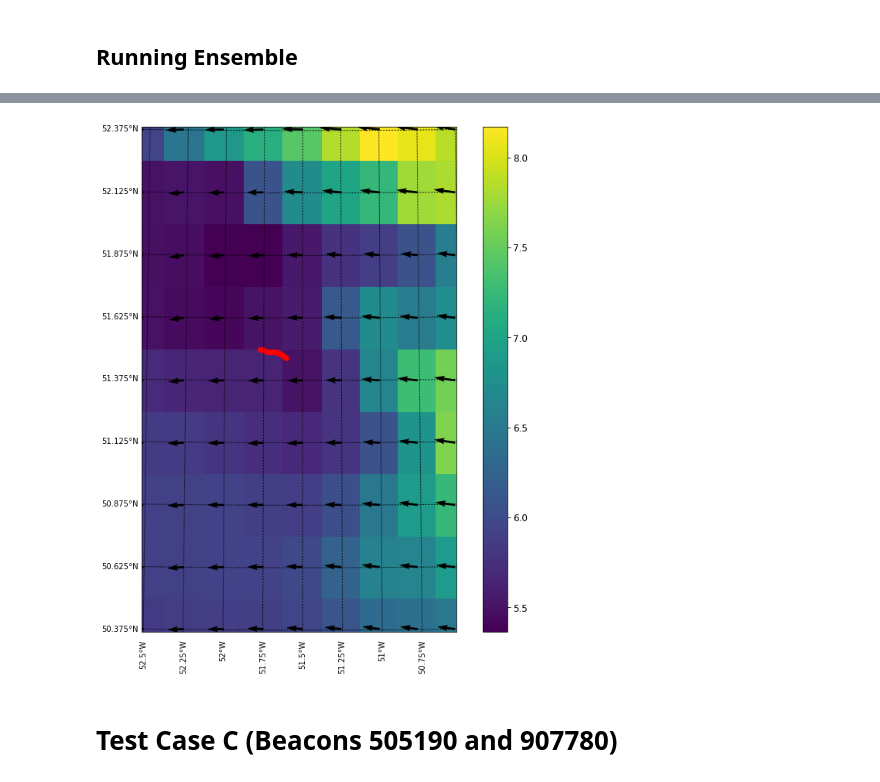
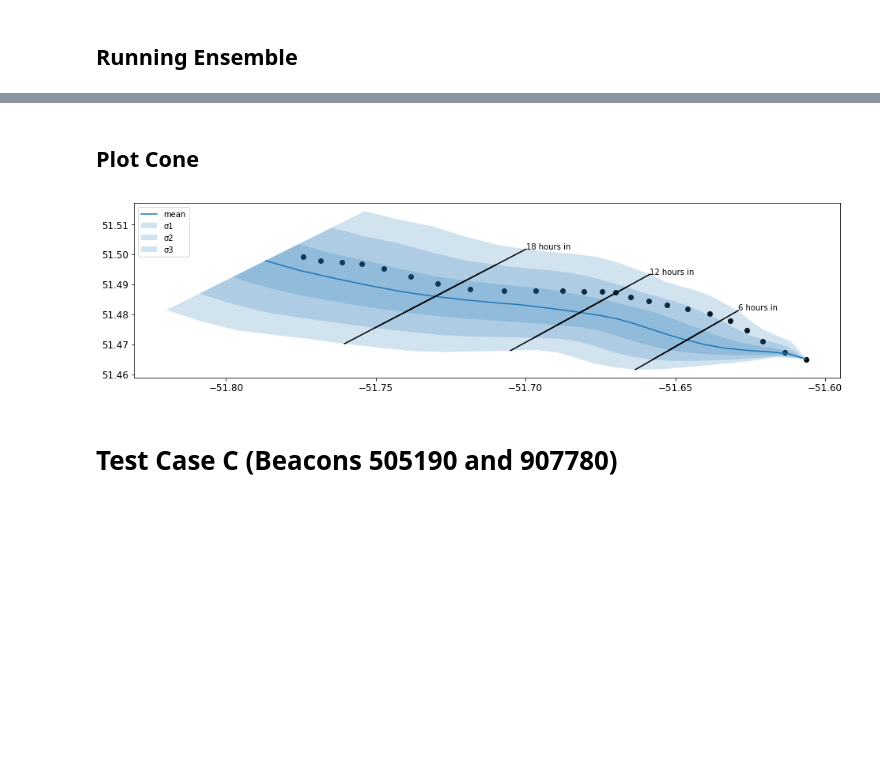
Before and after one commit to jmunroe/IceDEF, a Jupyter notebook: notebooks/ensemble3.ipynb, the cells around one changed output, grey strips where cells are left out. Saved outputs shown, nothing was run; the diff lists cells and outputs as text; code cells hidden in the pictures; blank space fills up the shorter version.

```diff
--- a/notebooks/ensemble3.ipynb
+++ b/notebooks/ensemble3.ipynb
@@ -218,7 +318,9 @@ do_stuff(sim.ocean, sim.ocean.current, lon_bounds, lat_bounds, time_bounds)
-# %%
-do_stuff(sim.atmosphere, sim.atmosphere.wind, lon_bounds, lat_bounds, time_bounds)
-# %% [output]
-[figure, removed]
+# %% [markdown]
+## Plot Cone
+# %%
+plot_cone(sim.results.data, [str(i) for i in range(N)])
+# %% [output]
+[figure, added]
 # %% [markdown]
 # Test Case C (Beacons 505190 and 907780)
 # %%
```
Also changed, not shown: parts of 106 cells of this notebook.
